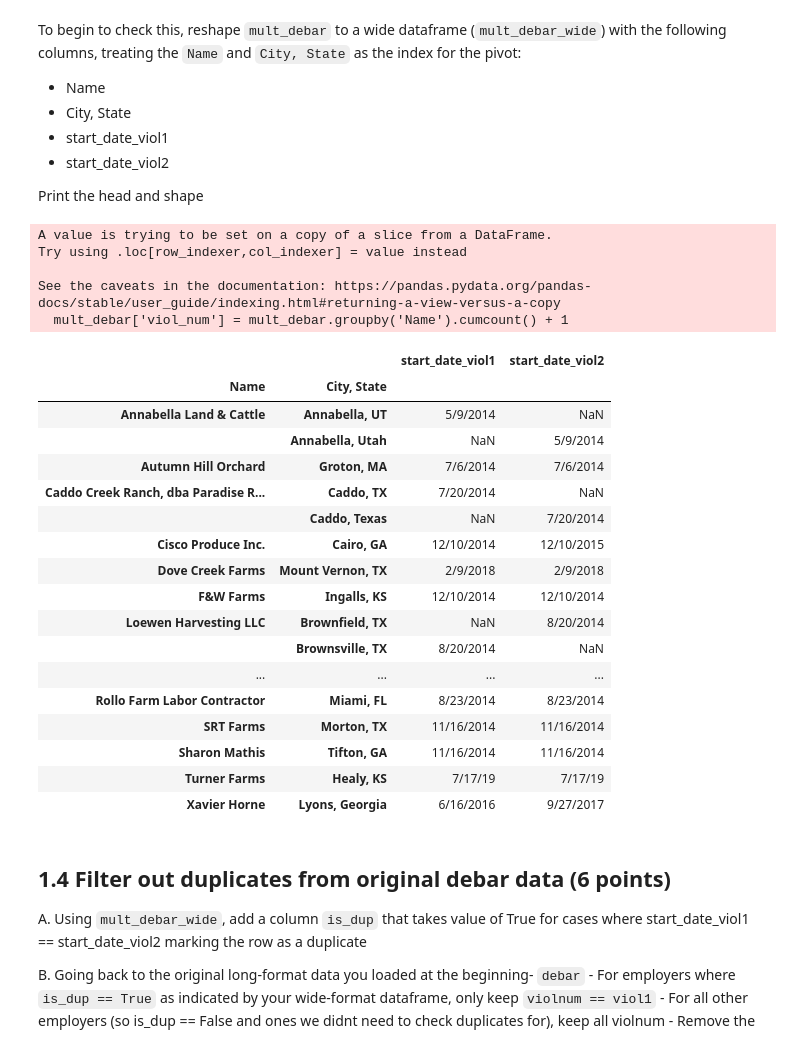
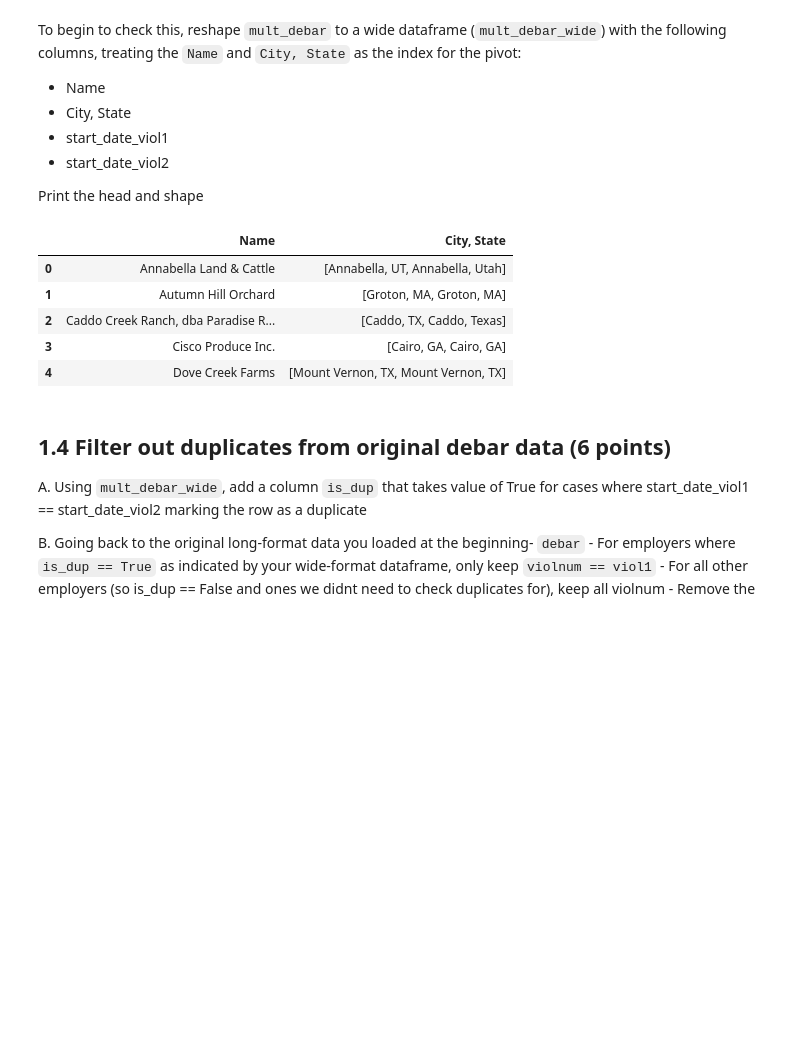
Before and after one commit to phoom28/QSS20_S25, a Jupyter notebook: problemsets/pset2/pset2_blank.ipynb, the cells around one changed output. Drawn from its saved outputs; the diff is of its cells as text; code cells hidden in the pictures; blank space fills up the shorter version.

```diff
--- a/problemsets/pset2/pset2_blank.ipynb
+++ b/problemsets/pset2/pset2_blank.ipynb
@@ -133,38 +133,27 @@ To begin to check this, reshape `mult_debar` to a wide dataframe (`mult_debar_wi
 
 Print the head and shape
 # %%
-mult_debar['viol_num'] = mult_debar.groupby('Name').cumcount() + 1
+# mult_debar['viol_num'] = mult_debar.groupby('Name').cumcount() + 1
 
-mult_debar_wide = mult_debar.pivot(index=['Name','City, State'],
-                                   columns='viol_num',
-                                   values='Start date')
+# mult_debar_wide = mult_debar.pivot(index='Name',
+#                                    columns='viol_num',
+#                                    values='Start date')
 
-mult_debar_wide.columns = ['start_date_viol1', 'start_date_viol2']
-mult_debar_wide
+# mult_debar_wide.columns = ['start_date_viol1', 'start_date_viol2']
+# mult_debar_wide["City, State"] = mult_debar["City, State"]
+
+city_state_by_name = mult_debar.groupby('Name')["City, State"].apply(list).reset_index()
+city_state_by_name = city_state_by_name.sort_values('Name').reset_index(drop=True)
+
+# Display
+city_state_by_name.head()
 # %% [output]
-A value is trying to be set on a copy of a slice from a DataFrame.
-Try using .loc[row_indexer,col_indexer] = value instead
-
-See the caveats in the documentation: https://pandas.pydata.org/pandas-docs/stable/user_guide/indexing.html#returning-a-view-versus-a-copy
-  mult_debar['viol_num'] = mult_debar.groupby('Name').cumcount() + 1
-|  |  | start_date_viol1 | start_date_viol2 |
-| Name | City, State |  |  |
-| Annabella Land & Cattle | Annabella, UT | 5/9/2014 | NaN |
-|  | Annabella, Utah | NaN | 5/9/2014 |
-| Autumn Hill Orchard | Groton, MA | 7/6/2014 | 7/6/2014 |
-| Caddo Creek Ranch, dba Paradise R... | Caddo, TX | 7/20/2014 | NaN |
-|  | Caddo, Texas | NaN | 7/20/2014 |
-| Cisco Produce Inc. | Cairo, GA | 12/10/2014 | 12/10/2015 |
-| Dove Creek Farms | Mount Vernon, TX | 2/9/2018 | 2/9/2018 |
-| F&W Farms | Ingalls, KS | 12/10/2014 | 12/10/2014 |
-| Loewen Harvesting LLC | Brownfield, TX | NaN | 8/20/2014 |
-|  | Brownsville, TX | 8/20/2014 | NaN |
-| ... | ... | ... | ... |
-| Rollo Farm Labor Contractor | Miami, FL | 8/23/2014 | 8/23/2014 |
-| SRT Farms | Morton, TX | 11/16/2014 | 11/16/2014 |
-| Sharon Mathis | Tifton, GA | 11/16/2014 | 11/16/2014 |
-| Turner Farms | Healy, KS | 7/17/19 | 7/17/19 |
-| Xavier Horne | Lyons, Georgia | 6/16/2016 | 9/27/2017 |
+|  | Name | City, State |
+| 0 | Annabella Land & Cattle | [Annabella, UT, Annabella, Utah] |
+| 1 | Autumn Hill Orchard | [Groton, MA, Groton, MA] |
+| 2 | Caddo Creek Ranch, dba Paradise R... | [Caddo, TX, Caddo, Texas] |
+| 3 | Cisco Produce Inc. | [Cairo, GA, Cairo, GA] |
+| 4 | Dove Creek Farms | [Mount Vernon, TX, Mount Vernon, TX] |
 # %% [markdown]
 ## 1.4 Filter out duplicates from original debar data (6 points)
 
```
